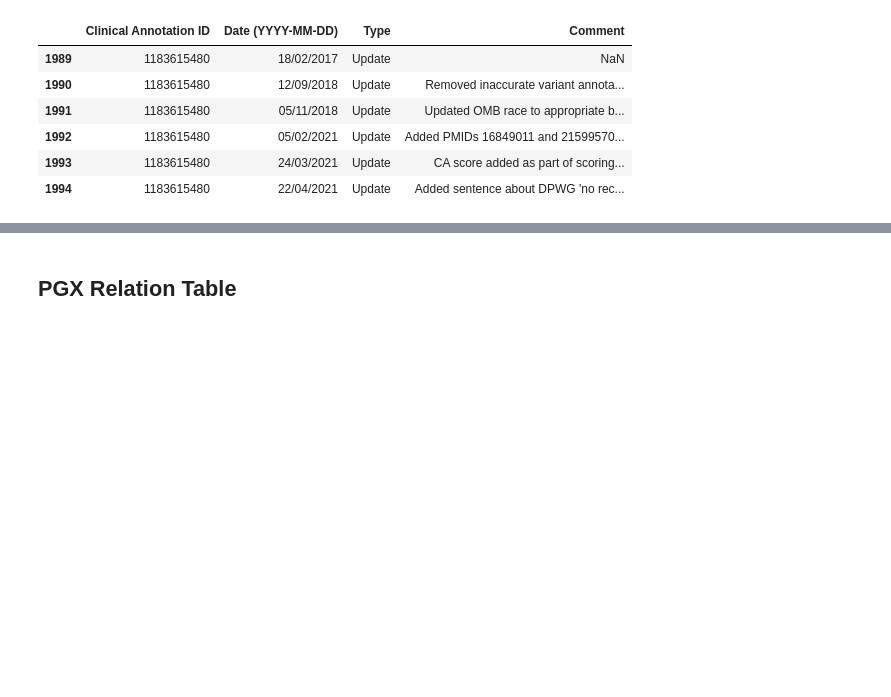
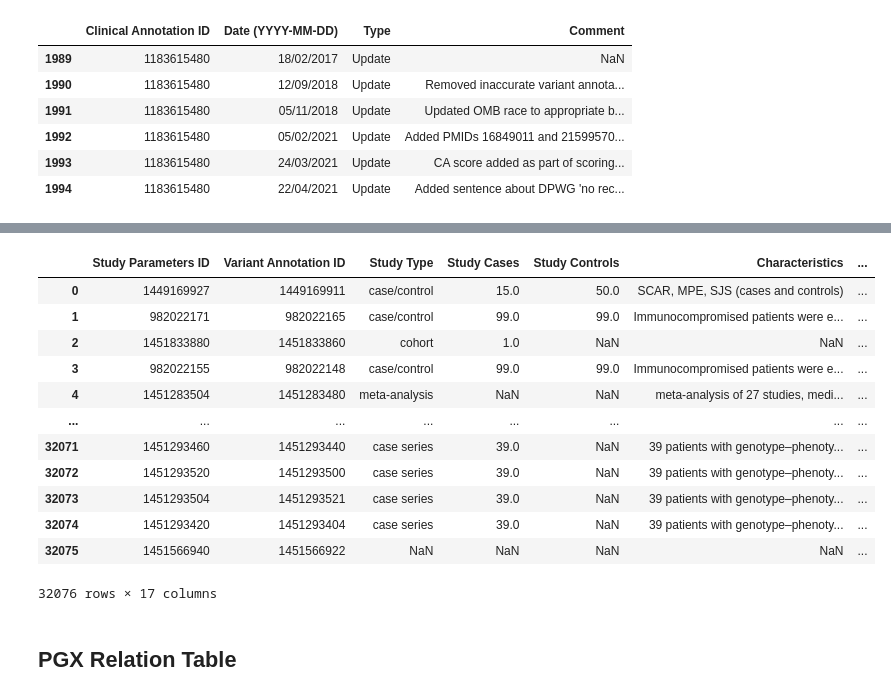
Before and after one commit to ersilia-os/pharmacogx-embeddings, a Jupyter notebook: notebooks/01_PharmGKB_DataExploration.ipynb, the cells around one changed output, grey strips where cells are left out. Cells and saved outputs as stored; diff of their text form; code cells hidden in the pictures; blank space fills up the shorter version.

Commit message:
wip analysis

```diff
--- a/notebooks/01_PharmGKB_DataExploration.ipynb
+++ b/notebooks/01_PharmGKB_DataExploration.ipynb
@@ -333,3 +436,19 @@ h = "CYP2C9*1"
+# %%
+df1
+# %% [output]
+|  | Study Parameters ID | Variant Annotation ID | Study Type | Study Cases | Study Controls | Characteristics | ... |
+| 0 | 1449169927 | 1449169911 | case/control | 15.0 | 50.0 | SCAR, MPE, SJS (cases and controls) | ... |
+| 1 | 982022171 | 982022165 | case/control | 99.0 | 99.0 | Immunocompromised patients were e... | ... |
+| 2 | 1451833880 | 1451833860 | cohort | 1.0 | NaN | NaN | ... |
+| 3 | 982022155 | 982022148 | case/control | 99.0 | 99.0 | Immunocompromised patients were e... | ... |
+| 4 | 1451283504 | 1451283480 | meta-analysis | NaN | NaN | meta-analysis of 27 studies, medi... | ... |
+| ... | ... | ... | ... | ... | ... | ... | ... |
+| 32071 | 1451293460 | 1451293440 | case series | 39.0 | NaN | 39 patients with genotype–phenoty... | ... |
+| 32072 | 1451293520 | 1451293500 | case series | 39.0 | NaN | 39 patients with genotype–phenoty... | ... |
+| 32073 | 1451293504 | 1451293521 | case series | 39.0 | NaN | 39 patients with genotype–phenoty... | ... |
+| 32074 | 1451293420 | 1451293404 | case series | 39.0 | NaN | 39 patients with genotype–phenoty... | ... |
+| 32075 | 1451566940 | 1451566922 | NaN | NaN | NaN | NaN | ... |
+32076 rows × 17 columns
 # %% [markdown]
 ## PGX Relation Table
 # %%
```
Also changed, not shown: parts of 9 cells of this notebook.
